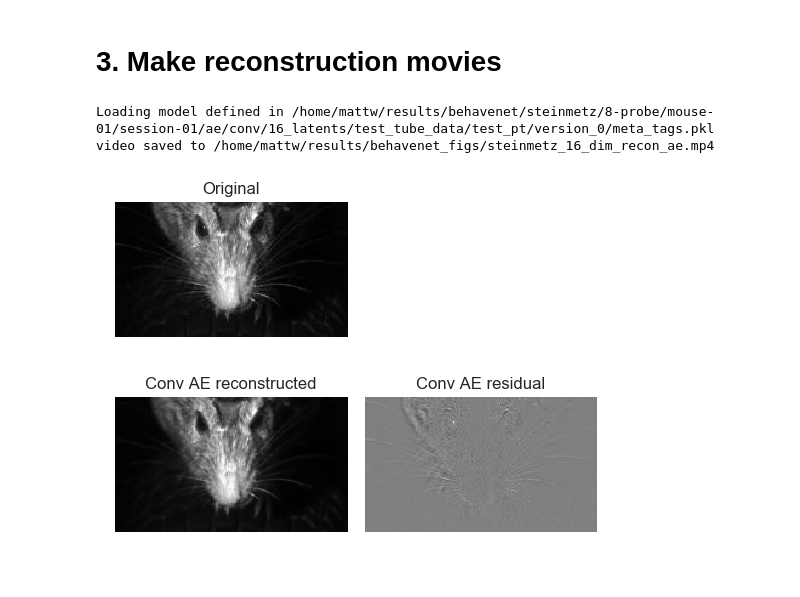
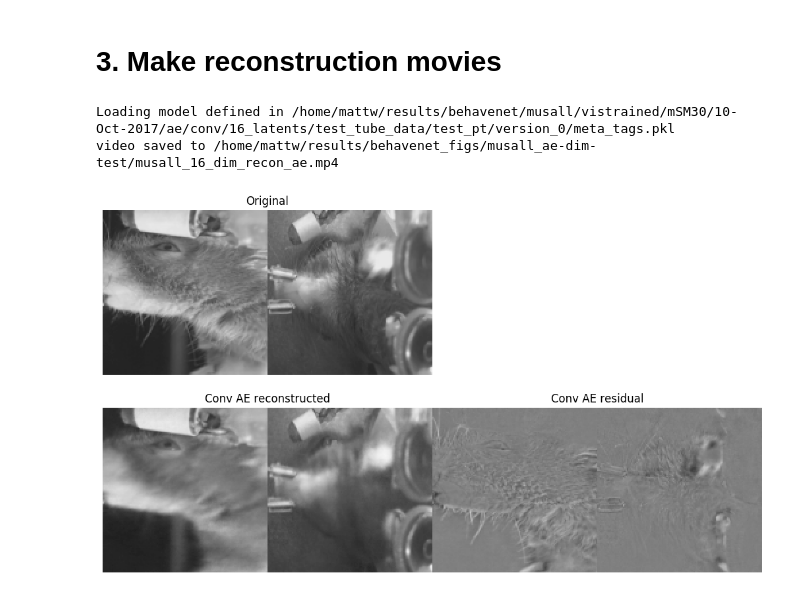
Before and after one commit to themattinthehatt/behavenet, a Jupyter notebook: behavenet/analyses/notebooks/ae_analysis_notebook.ipynb, the cells around one changed output. Drawn from its saved outputs; the diff is of its cells as text; code cells hidden in the pictures.

```diff
--- a/behavenet/analyses/notebooks/ae_analysis_notebook.ipynb
+++ b/behavenet/analyses/notebooks/ae_analysis_notebook.ipynb
@@ -10,7 +10,7 @@ from behavenet.fitting.utils import get_output_session_dir
 from behavenet.fitting.utils import get_best_model_version
 from behavenet.fitting.utils import get_lab_example
 
-results_dir = '/home/mattw/results/behavenet_figs/'
+results_dir = '/home/mattw/results/behavenet_figs/musall_ae-dim-test'
 save_outputs = True
 # %% [markdown]
 # 1. Plot train/val losses as a function of epochs
@@ -18,11 +18,11 @@ save_outputs = True
 ### load results
 # %%
 hparams = {
-    'data_dir': '/home/mattw/data',  # might be a different path than what is saved in hparams
+    'data_dir': '/media/mattw/data',  # might be a different path than what is saved in hparams
     'tt_save_path': '/home/mattw/results/behavenet',
-    'experiment_name': 'test_pt',
+    'experiment_name': 'best',
     'model_class': 'ae'}
-labs = ['steinmetz'] #['steinmetz', 'steinmetz-face', 'musall', 'datta']
+labs = ['musall'] #['steinmetz', 'steinmetz-face', 'musall', 'datta']
 model_types = ['conv'] #['conv', 'linear']
 
 metrics_df = []
@@ -152,8 +152,9 @@ plt.show()
 # %%
 hparams['experiment_name'] = 'best'
 labs = ['musall']
-model_types = ['conv', 'linear']
-n_latents = [4, 8, 12, 16, 24, 64]
+model_types = ['conv'] #, 'linear']
+# n_latents = [4, 8, 12, 16, 24, 64]
+n_latents = [3, 6, 9, 12]
 
 metrics_df = []
 for lab in labs:
@@ -213,50 +214,51 @@ for i, ax in enumerate(splt.axes):
 # 3. Make reconstruction movies
 # %%
 from behavenet.analyses.ae_utils import make_ae_reconstruction_movie
-from behavenet.fitting.utils import get_lab_example
+from behavenet.fitting.utils import get_lab_example, get_output_session_dir, get_output_dirs
+from behavenet.data.utils import get_data_generator_inputs
 from behavenet.data.data_generator import ConcatSessionsGenerator
 
 save_outputs = True
 include_linear = False
 version = 'best'
 hparams = {
-    'data_dir': '/home/mattw/data',  # might be a different path than what is saved in hparams
+    'data_dir': '/media/mattw/data',  # might be a different path than what is saved in hparams
     'tt_save_path': '/home/mattw/results/behavenet',
     'experiment_name': 'test_pt',
     'lin_experiment_name': 'test_pt',
     'model_class': 'ae',
     'model_type': 'conv'}
 
-labs = ['steinmetz'] #, 'steinmetz-face', 'musall', 'datta']
+labs = ['musall'] #, 'steinmetz-face', 'musall', 'datta']
 
 for lab in labs:
     get_lab_example(hparams, lab)
     if lab == 'steinmetz':
-        hparams['n_ae_latents'] = 16
+        hparams['n_ae_latents'] = 12
         hparams['expt'] = '8-probe'
         hparams['animal'] = 'mouse-01'
         hparams['session'] = 'session-01'
-#     hparams['lab'] = lab
-#     hparams['expt'] = 'vistrained'
-#     hparams['animal'] = 'mSM30'
-#     hparams['session'] = '10-Oct-2017'
+    elif lab == 'musall':
+        hparams['n_ae_latents'] = 16
+    hparams['frame_rate'] = 15
+
+    hparams['session_dir'], sess_ids = get_output_session_dir(hparams)
+    hparams['results_dir'], hparams['expt_dir'] = get_output_dirs(hparams)
+    hparams, signals, transforms, paths = get_data_generator_inputs(hparams, sess_ids)
     data_generator = ConcatSessionsGenerator(
-        hparams['data_dir'], hparams,
-        signals_list=[['images']],
-        transforms_list=[[None]],
-        paths_list=[[os.path.join(
-            hparams['data_dir'], hparams['lab'], hparams['expt'],
-            hparams['animal'], hparams['session'], 'data.hdf5')]],
+        hparams['data_dir'], sess_ids,
+        signals_list=signals, transforms_list=transforms, paths_list=paths,
         device='cpu', as_numpy=False, batch_load=True, rng_seed=0)
+
     trial = data_generator.datasets[0].batch_indxs['test'][0]  # 4 good for all lab ex
 
     save_file = os.path.join(
         results_dir, str('%s_%02i_dim_recon_ae' % (lab, hparams['n_ae_latents'])))
 
     make_ae_reconstruction_movie(
         hparams, version=version, save_file=save_file, include_linear=include_linear,
         trial=trial)
 # %% [output]
-Loading model defined in /home/mattw/results/behavenet/steinmetz/8-probe/mouse-01/session-01/ae/conv/16_latents/test_tube_data/test_pt/version_0/meta_tags.pkl
-video saved to /home/mattw/results/behavenet_figs/steinmetz_16_dim_recon_ae.mp4
+Loading model defined in /home/mattw/results/behavenet/musall/vistrained/mSM30/10-Oct-2017/ae/conv/16_latents/test_tube_data/test_pt/version_0/meta_tags.pkl
+video saved to /home/mattw/results/behavenet_figs/musall_ae-dim-test/musall_16_dim_recon_ae.mp4
-[figure, old version]
+[figure, new version]
```
Also changed, not shown: 6 other files.
